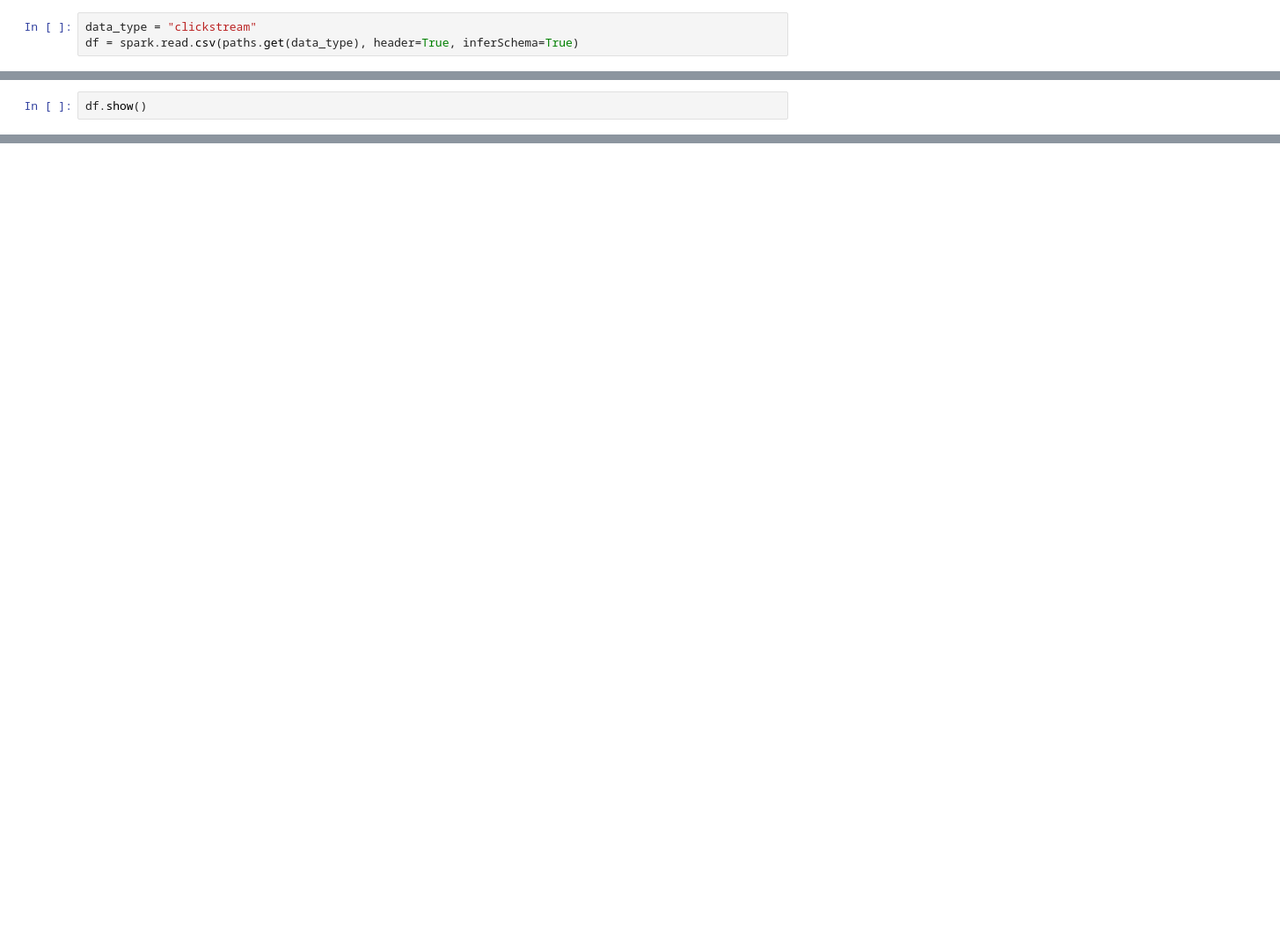
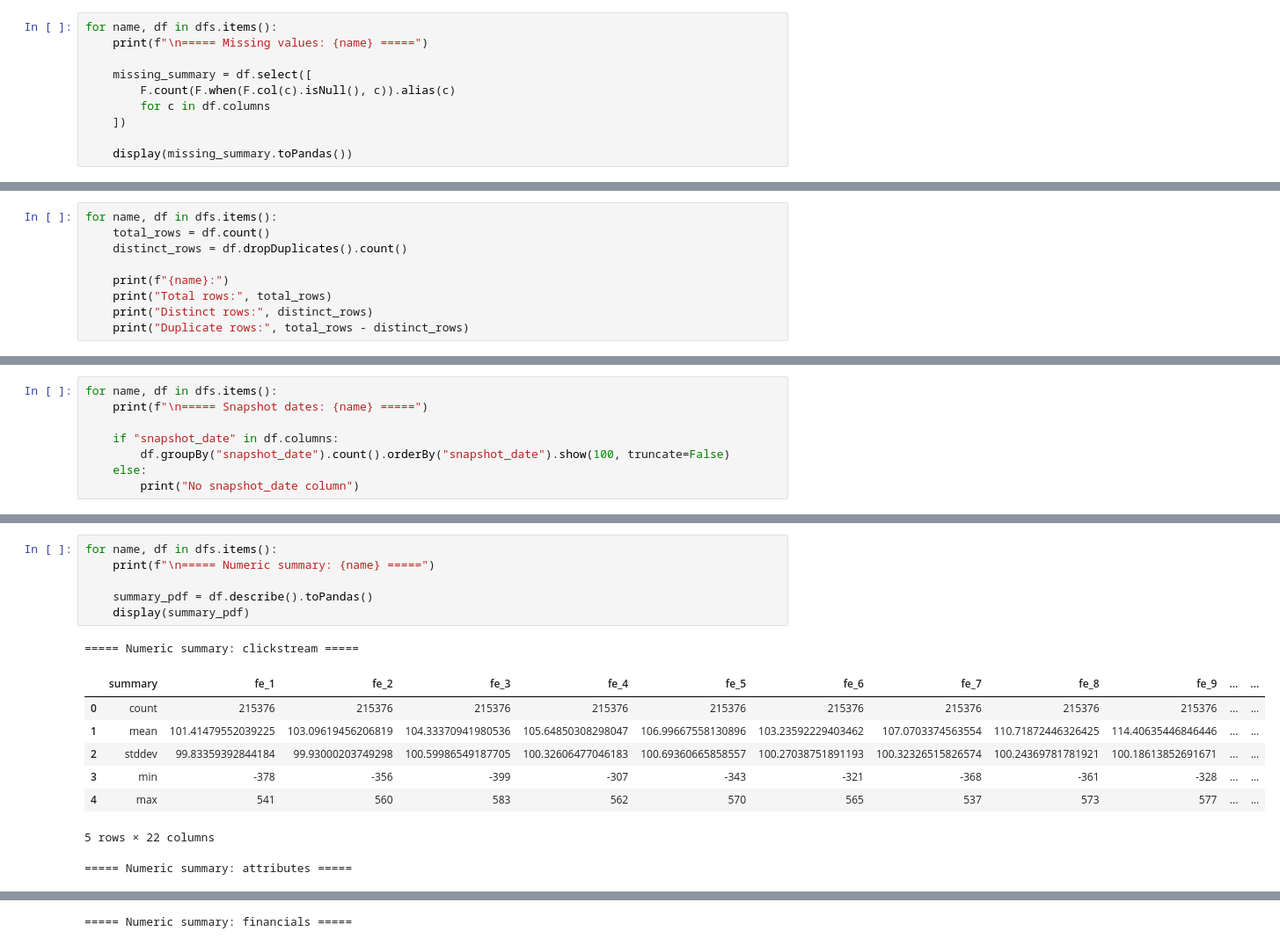
Before and after one commit to edwardbyl00/MLE_Assignment1, a Jupyter notebook: Data Exploratory.ipynb, the cells around one changed output, grey strips where cells are left out. Shown at 88% size. Cells and saved outputs as stored; diff of their text form; blank space fills up the shorter version.

Commit message:
Silver layer and data cleansing

```diff
--- a/Data Exploratory.ipynb
+++ b/Data Exploratory.ipynb
@@ -52,3 +175,10 @@ only showing top 5 rows
 # %%
-data_type = "clickstream"
-df = spark.read.csv(paths.get(data_type), header=True, inferSchema=True)
+for name, df in dfs.items():
+    print(f"\n===== Missing values: {name} =====")
+
+    missing_summary = df.select([
+        F.count(F.when(F.col(c).isNull(), c)).alias(c)
+        for c in df.columns
+    ])
+
+    display(missing_summary.toPandas())
@@ -55,3 +202,10 @@ df = spark.read.csv(paths.get(data_type), header=True, inferSchema=True)
 # %%
-df.show()
+for name, df in dfs.items():
+    total_rows = df.count()
+    distinct_rows = df.dropDuplicates().count()
+
+    print(f"{name}:")
+    print("Total rows:", total_rows)
+    print("Distinct rows:", distinct_rows)
+    print("Duplicate rows:", total_rows - distinct_rows)
 # %% [output]
@@ -74,0 +230,8 @@ only showing top 20 rows
+# %%
+for name, df in dfs.items():
+    print(f"\n===== Snapshot dates: {name} =====")
+
+    if "snapshot_date" in df.columns:
+        df.groupBy("snapshot_date").count().orderBy("snapshot_date").show(100, truncate=False)
+    else:
+        print("No snapshot_date column")
@@ -74,0 +256,16 @@ only showing top 20 rows
+# %%
+for name, df in dfs.items():
+    print(f"\n===== Numeric summary: {name} =====")
+
+    summary_pdf = df.describe().toPandas()
+    display(summary_pdf)
+# %% [output]
+===== Numeric summary: clickstream =====
+|  | summary | fe_1 | fe_2 | fe_3 | fe_4 | fe_5 | fe_6 | fe_7 | fe_8 | fe_9 | ... | ... |
+| 0 | count | 215376 | 215376 | 215376 | 215376 | 215376 | 215376 | 215376 | 215376 | 215376 | ... | ... |
+| 1 | mean | 101.41479552039225 | 103.09619456206819 | 104.33370941980536 | 105.64850308298047 | 106.99667558130896 | 103.23592229403462 | 107.0703374563554 | 110.71872446326425 | 114.40635446846446 | ... | ... |
+| 2 | stddev | 99.83359392844184 | 99.93000203749298 | 100.59986549187705 | 100.32606477046183 | 100.69360665858557 | 100.27038751891193 | 100.32326515826574 | 100.24369781781921 | 100.18613852691671 | ... | ... |
+| 3 | min | -378 | -356 | -399 | -307 | -343 | -321 | -368 | -361 | -328 | ... | ... |
+| 4 | max | 541 | 560 | 583 | 562 | 570 | 565 | 537 | 573 | 577 | ... | ... |
+5 rows × 22 columns
+===== Numeric summary: attributes =====
@@ -74,0 +278 @@ only showing top 20 rows
+===== Numeric summary: financials =====
```
Also changed, not shown: parts of 14 cells of this notebook, 3 other files.
